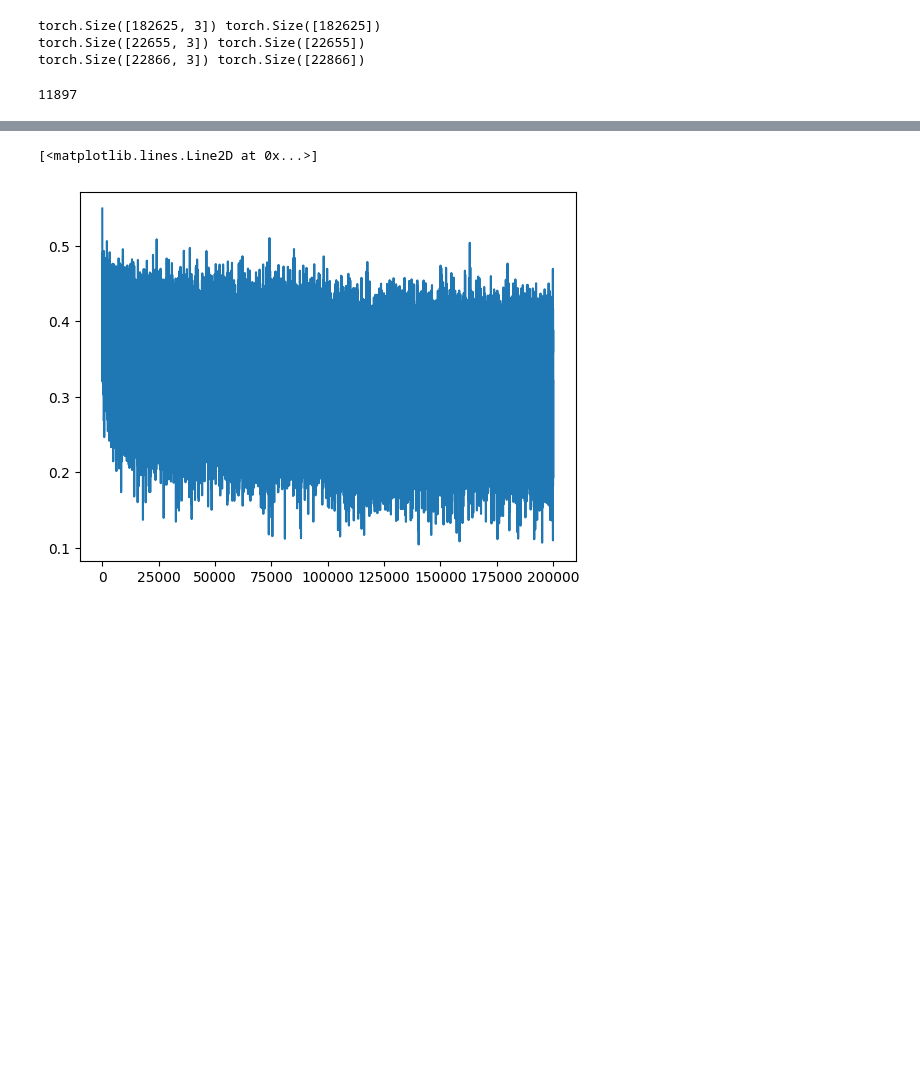
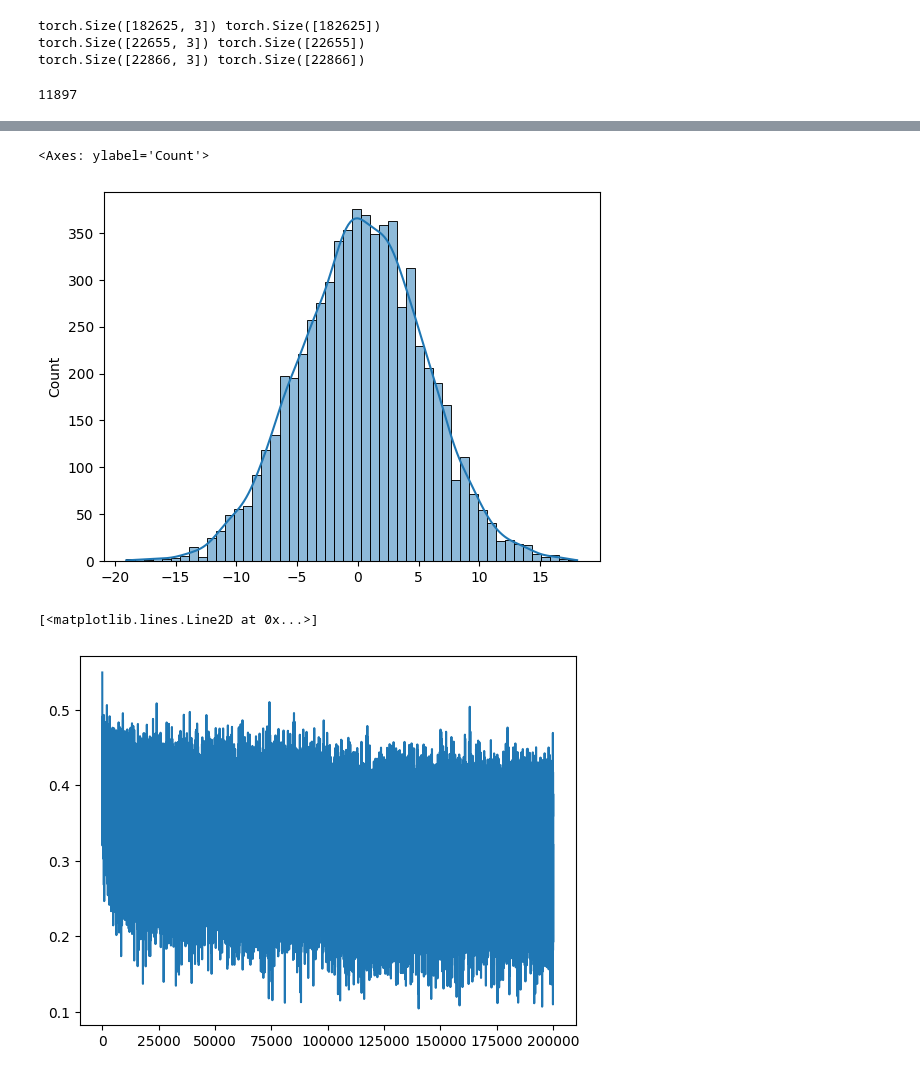
Before and after one commit to SWARITSHUKLA/neural-probabilistic-language-model, a Jupyter notebook: lecture3_notes.ipynb, the cells around one changed output, grey strips where cells are left out. Cells and saved outputs as stored; diff of their text form; code cells hidden in the pictures; blank space fills up the shorter version.

```diff
--- a/lecture3_notes.ipynb
+++ b/lecture3_notes.ipynb
@@ -148,3 +147,8 @@ for i in range(max_steps):
+# %%
+sns.histplot(hpreact.view(-1).tolist(), bins = 50, kde = True)
+# %% [output]
+<Axes: ylabel='Count'>
+[figure, added]
 # %%
 plt.plot(lossi)
 #You can see that the plot of the loss dosent have a hockey shape appearance because the loss started small
```
Also changed, not shown: parts of 7 cells of this notebook.
